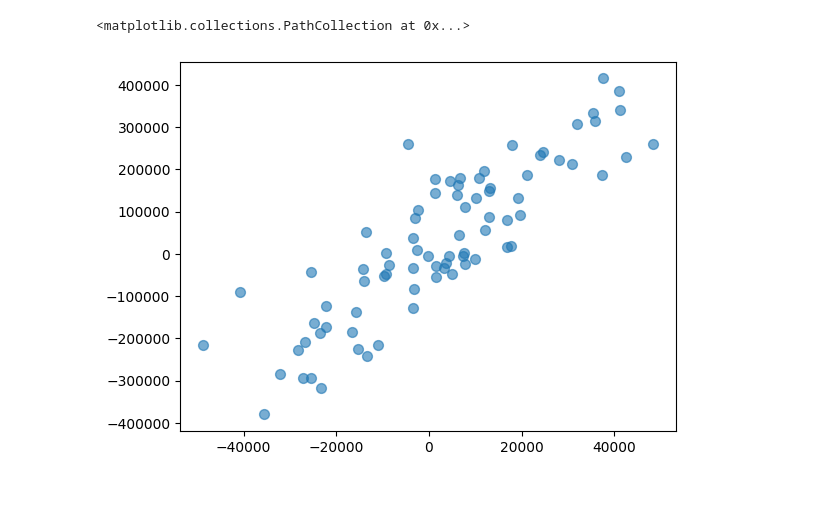
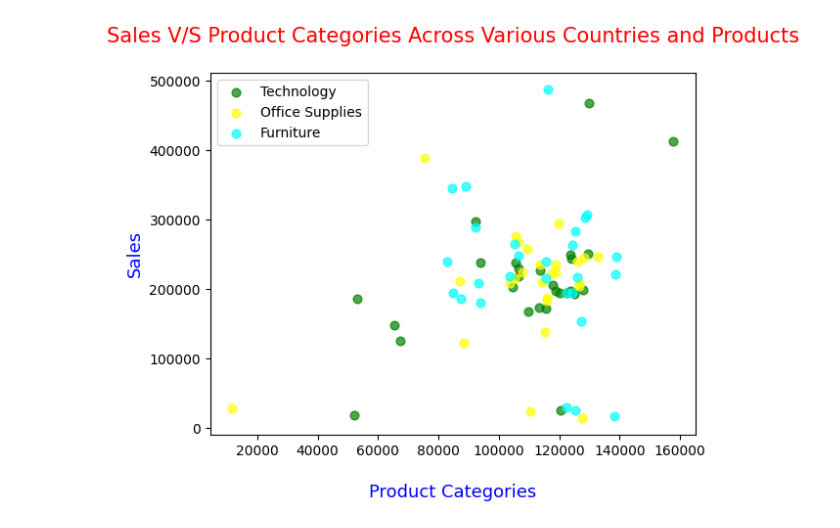
Before and after one commit to AswinAzikar/tutedude_assignments, a Jupyter notebook: m7L7.ipynb, the cells around one changed output. Cells and saved outputs as stored; diff of their text form; code cells hidden in the pictures; blank space fills up the shorter version.

```diff
--- a/m7L7.ipynb
+++ b/m7L7.ipynb
@@ -119,5 +88,29 @@ AttributeError: module 'numpy.random' has no attribute 'abs'
-# %%
-plt.scatter(profit,sales,alpha=0.6,s=50,)
-# %% [output]
-<matplotlib.collections.PathCollection at 0x...>
-[figure, removed]
+# %%
+import matplotlib.pyplot as plt
+
+# Scatter plot for Technology category
+plt.scatter(profit[product_category == 'Technology'], sales[product_category == 'Technology'],
+            c="green", alpha=0.7, s=40, label="Technology")
+
+# Scatter plot for Office Supplies category
+plt.scatter(profit[product_category == 'Office Supplies'], sales[product_category == 'Office Supplies'],
+            c="yellow", alpha=0.7, s=40, label="Office Supplies")
+
+# Scatter plot for Furniture category
+plt.scatter(profit[product_category == 'Furniture'], sales[product_category == 'Furniture'],
+            c="cyan", alpha=0.7, s=40, label="Furniture")
+
+# Title and labels for axes
+plt.title("Sales V/S Product Categories Across Various Countries and Products\n",
+          fontdict={'fontsize': 15, 'fontweight': 5, 'color': 'red'})
+
+plt.xlabel("\nProduct Categories", fontdict={'fontsize': 13, 'fontweight': 5, 'color': 'blue'})
+plt.ylabel("\nSales", fontdict={'fontsize': 13, 'fontweight': 5, 'color': 'blue'})
+
+# Show legend
+plt.legend()
+
+# Display plot
+plt.show()
+# %% [output]
+[figure, added]
```
Also changed, not shown: parts of 8 cells of this notebook.
